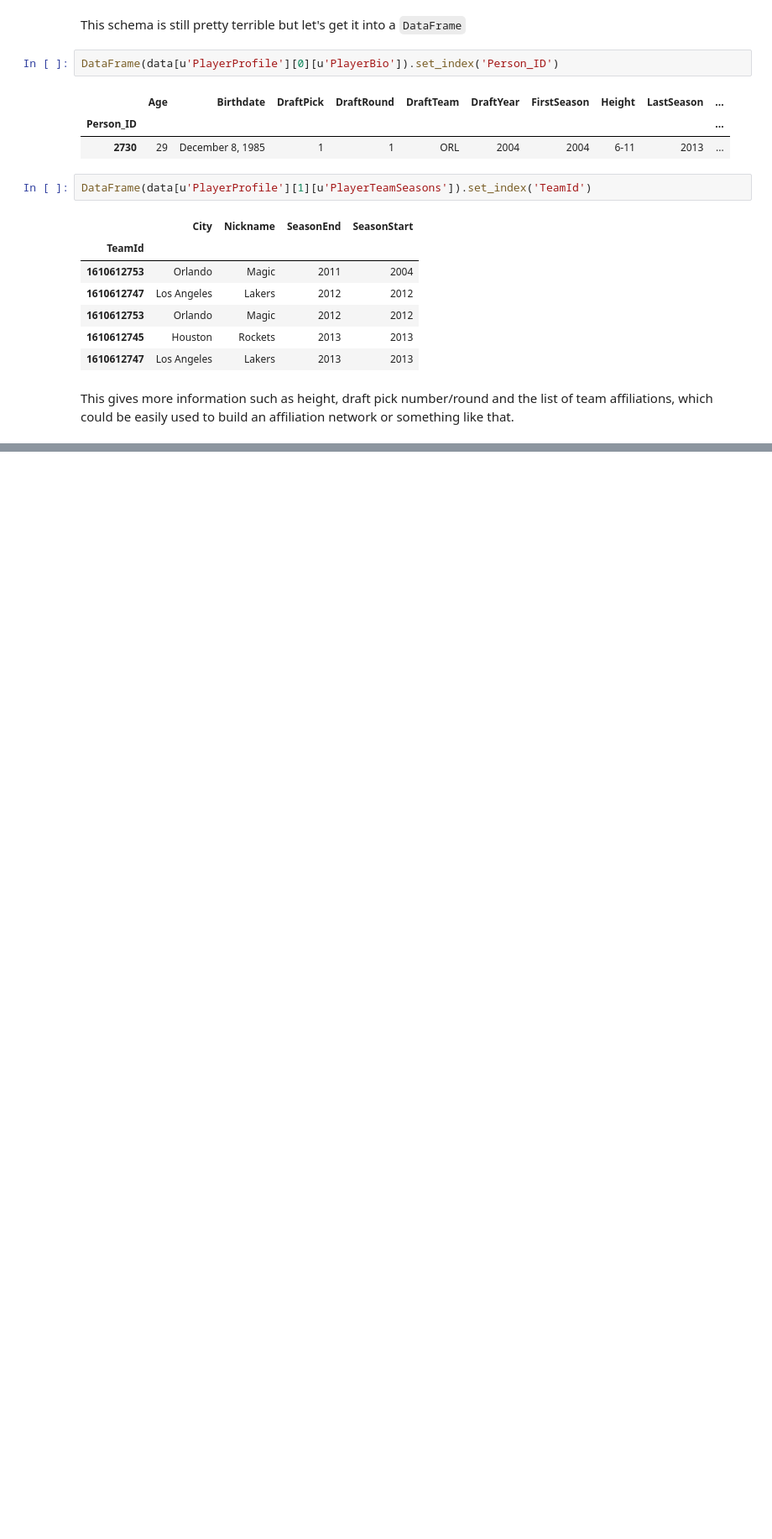
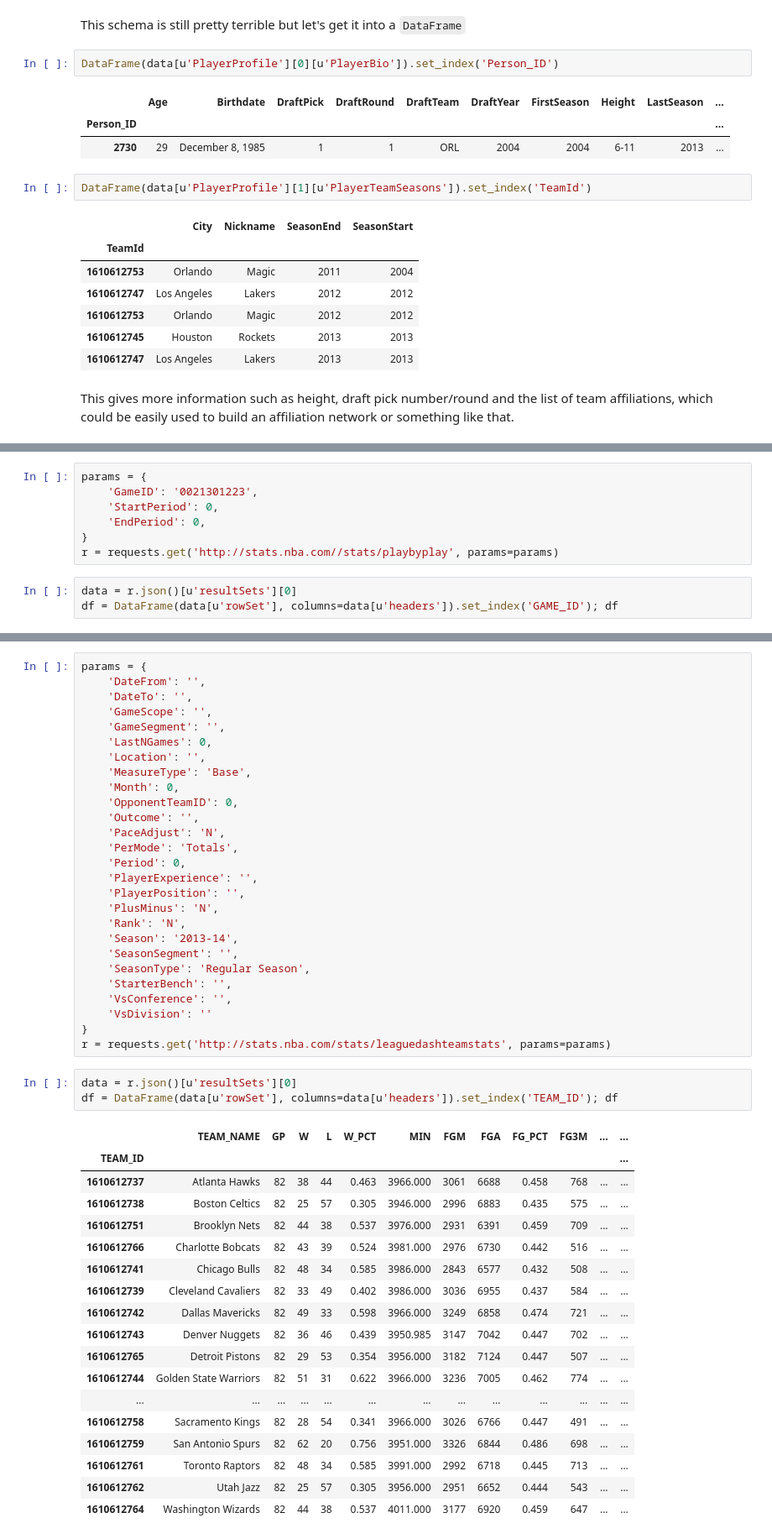
Before and after one commit to ltiao/notes, a Jupyter notebook: NBA Stat Resources.ipynb, the cells around one changed output, grey strips where cells are left out. Shown: that part at 84% size. Cells and saved outputs as stored; diff of their text form; blank space fills up the shorter version.

```diff
--- a/NBA Stat Resources.ipynb
+++ b/NBA Stat Resources.ipynb
@@ -280,0 +283,10 @@ This gives more information such as height, draft pick number/round and the list
+# %%
+params = {
+    'GameID': '0021301223',
+    'StartPeriod': 0,
+    'EndPeriod': 0,
+}
+r = requests.get('http://stats.nba.com//stats/playbyplay', params=params)
+# %%
+data = r.json()[u'resultSets'][0]
+df = DataFrame(data[u'rowSet'], columns=data[u'headers']).set_index('GAME_ID'); df
@@ -280,0 +317,49 @@ This gives more information such as height, draft pick number/round and the list
+# %%
+params = {
+    'DateFrom': '',
+    'DateTo': '',
+    'GameScope': '',
+    'GameSegment': '',
+    'LastNGames': 0,
+    'Location': '',
+    'MeasureType': 'Base',
+    'Month': 0,
+    'OpponentTeamID': 0,
+    'Outcome': '',
+    'PaceAdjust': 'N',
+    'PerMode': 'Totals',
+    'Period': 0,
+    'PlayerExperience': '',
+    'PlayerPosition': '',
+    'PlusMinus': 'N',
+    'Rank': 'N',
+    'Season': '2013-14',
+    'SeasonSegment': '',
+    'SeasonType': 'Regular Season',
+    'StarterBench': '',
+    'VsConference': '',
+    'VsDivision': ''
+}
+r = requests.get('http://stats.nba.com/stats/leaguedashteamstats', params=params)
+# %%
+data = r.json()[u'resultSets'][0]
+df = DataFrame(data[u'rowSet'], columns=data[u'headers']).set_index('TEAM_ID'); df
+# %% [output]
+|  | TEAM_NAME | GP | W | L | W_PCT | MIN | FGM | FGA | FG_PCT | FG3M | ... | ... |
+| TEAM_ID |  |  |  |  |  |  |  |  |  |  |  | ... |
+| 1610612737 | Atlanta Hawks | 82 | 38 | 44 | 0.463 | 3966.000 | 3061 | 6688 | 0.458 | 768 | ... | ... |
+| 1610612738 | Boston Celtics | 82 | 25 | 57 | 0.305 | 3946.000 | 2996 | 6883 | 0.435 | 575 | ... | ... |
+| 1610612751 | Brooklyn Nets | 82 | 44 | 38 | 0.537 | 3976.000 | 2931 | 6391 | 0.459 | 709 | ... | ... |
+| 1610612766 | Charlotte Bobcats | 82 | 43 | 39 | 0.524 | 3981.000 | 2976 | 6730 | 0.442 | 516 | ... | ... |
+| 1610612741 | Chicago Bulls | 82 | 48 | 34 | 0.585 | 3986.000 | 2843 | 6577 | 0.432 | 508 | ... | ... |
+| 1610612739 | Cleveland Cavaliers | 82 | 33 | 49 | 0.402 | 3986.000 | 3036 | 6955 | 0.437 | 584 | ... | ... |
+| 1610612742 | Dallas Mavericks | 82 | 49 | 33 | 0.598 | 3966.000 | 3249 | 6858 | 0.474 | 721 | ... | ... |
+| 1610612743 | Denver Nuggets | 82 | 36 | 46 | 0.439 | 3950.985 | 3147 | 7042 | 0.447 | 702 | ... | ... |
+| 1610612765 | Detroit Pistons | 82 | 29 | 53 | 0.354 | 3956.000 | 3182 | 7124 | 0.447 | 507 | ... | ... |
+| 1610612744 | Golden State Warriors | 82 | 51 | 31 | 0.622 | 3966.000 | 3236 | 7005 | 0.462 | 774 | ... | ... |
+| ... | ... | ... | ... | ... | ... | ... | ... | ... | ... | ... | ... | ... |
+| 1610612758 | Sacramento Kings | 82 | 28 | 54 | 0.341 | 3966.000 | 3026 | 6766 | 0.447 | 491 | ... | ... |
+| 1610612759 | San Antonio Spurs | 82 | 62 | 20 | 0.756 | 3951.000 | 3326 | 6844 | 0.486 | 698 | ... | ... |
+| 1610612761 | Toronto Raptors | 82 | 48 | 34 | 0.585 | 3991.000 | 2992 | 6718 | 0.445 | 713 | ... | ... |
+| 1610612762 | Utah Jazz | 82 | 25 | 57 | 0.305 | 3956.000 | 2951 | 6652 | 0.444 | 543 | ... | ... |
+| 1610612764 | Washington Wizards | 82 | 44 | 38 | 0.537 | 4011.000 | 3177 | 6920 | 0.459 | 647 | ... | ... |
```
Also changed, not shown: parts of 24 cells of this notebook.
